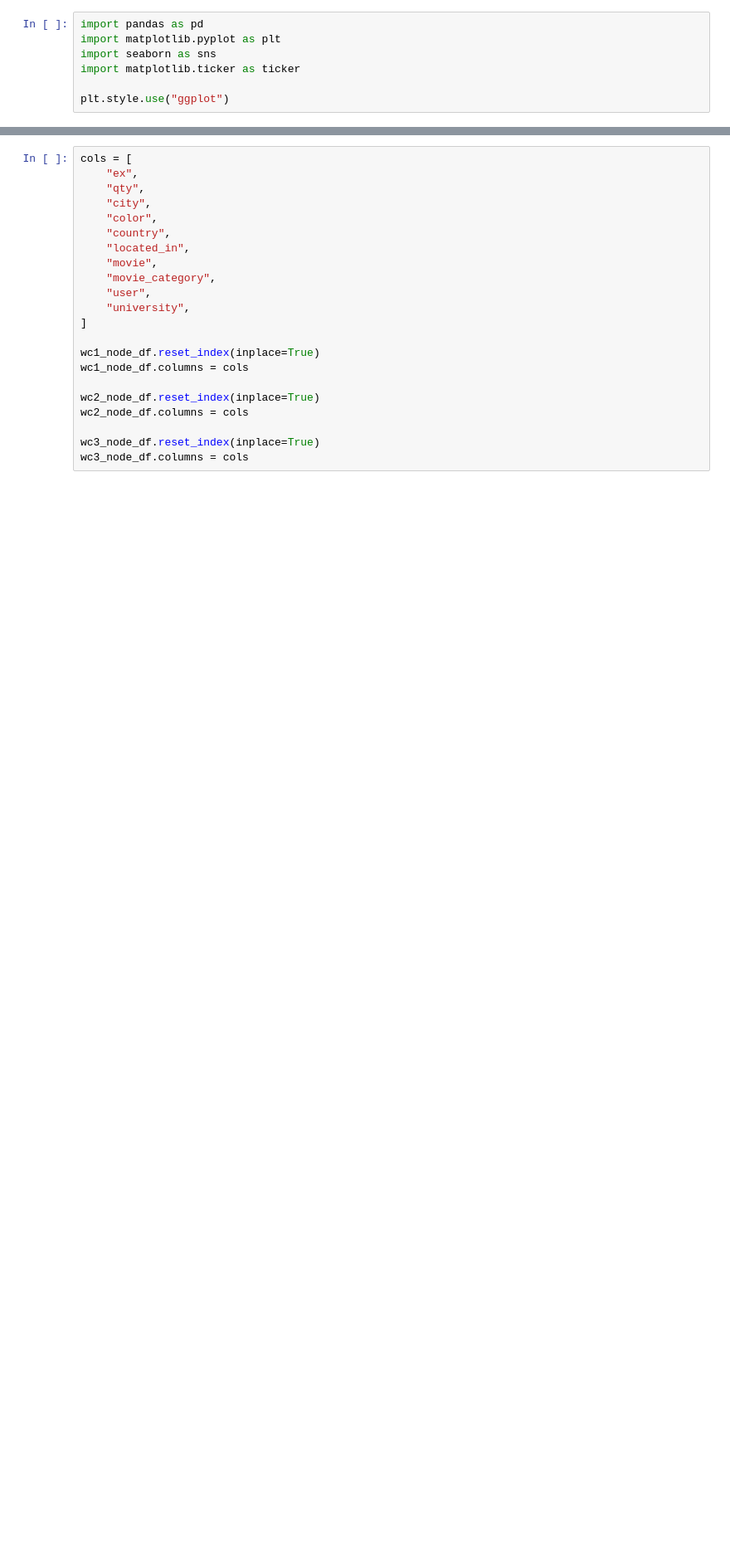
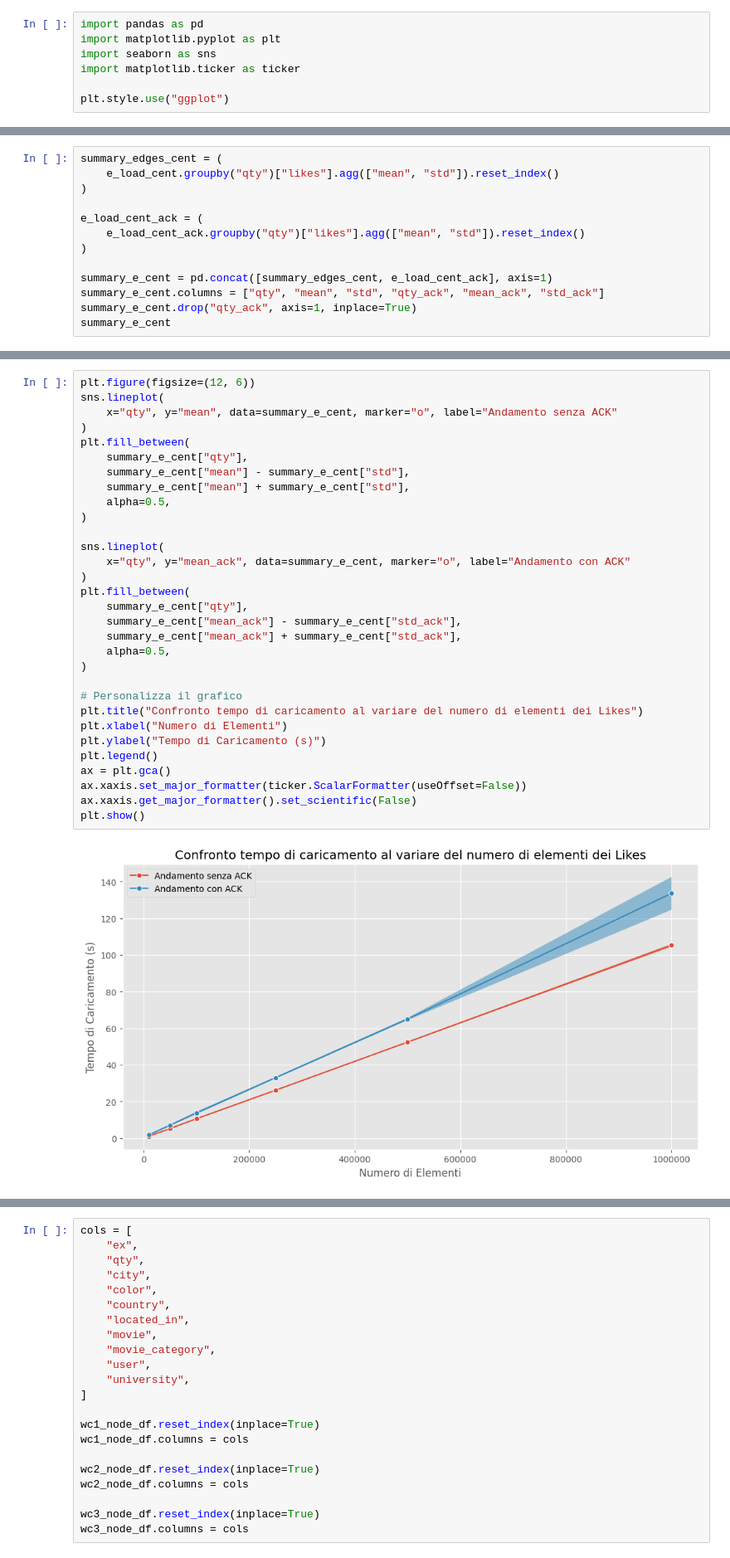
Before and after one commit to TommasoFerrario18/GraphDB, a Jupyter notebook: code/visualization.ipynb, the cells around one changed output, grey strips where cells are left out. Shown at 83% size. Cells and saved outputs as stored; diff of their text form; blank space fills up the shorter version.

```diff
--- a/code/visualization.ipynb
+++ b/code/visualization.ipynb
@@ -523,0 +165,13 @@ wc3_node_df = pd.read_csv("./../results/loading_nodes_dist_new_wc3.csv", index_c
+# %%
+summary_edges_cent = (
+    e_load_cent.groupby("qty")["likes"].agg(["mean", "std"]).reset_index()
+)
+
+e_load_cent_ack = (
+    e_load_cent_ack.groupby("qty")["likes"].agg(["mean", "std"]).reset_index()
+)
+
+summary_e_cent = pd.concat([summary_edges_cent, e_load_cent_ack], axis=1)
+summary_e_cent.columns = ["qty", "mean", "std", "qty_ack", "mean_ack", "std_ack"]
+summary_e_cent.drop("qty_ack", axis=1, inplace=True)
+summary_e_cent
@@ -523,0 +188,33 @@ wc3_node_df = pd.read_csv("./../results/loading_nodes_dist_new_wc3.csv", index_c
+# %%
+plt.figure(figsize=(12, 6))
+sns.lineplot(
+    x="qty", y="mean", data=summary_e_cent, marker="o", label="Andamento senza ACK"
+)
+plt.fill_between(
+    summary_e_cent["qty"],
+    summary_e_cent["mean"] - summary_e_cent["std"],
+    summary_e_cent["mean"] + summary_e_cent["std"],
+    alpha=0.5,
+)
+
+sns.lineplot(
+    x="qty", y="mean_ack", data=summary_e_cent, marker="o", label="Andamento con ACK"
+)
+plt.fill_between(
+    summary_e_cent["qty"],
+    summary_e_cent["mean_ack"] - summary_e_cent["std_ack"],
+    summary_e_cent["mean_ack"] + summary_e_cent["std_ack"],
+    alpha=0.5,
+)
+
+# Personalizza il grafico
+plt.title("Confronto tempo di caricamento al variare del numero di elementi dei Likes")
+plt.xlabel("Numero di Elementi")
+plt.ylabel("Tempo di Caricamento (s)")
+plt.legend()
+ax = plt.gca()
+ax.xaxis.set_major_formatter(ticker.ScalarFormatter(useOffset=False))
+ax.xaxis.get_major_formatter().set_scientific(False)
+plt.show()
+# %% [output]
+[figure, added]
```
Also changed, not shown: parts of 91 cells of this notebook, 13 other files.
